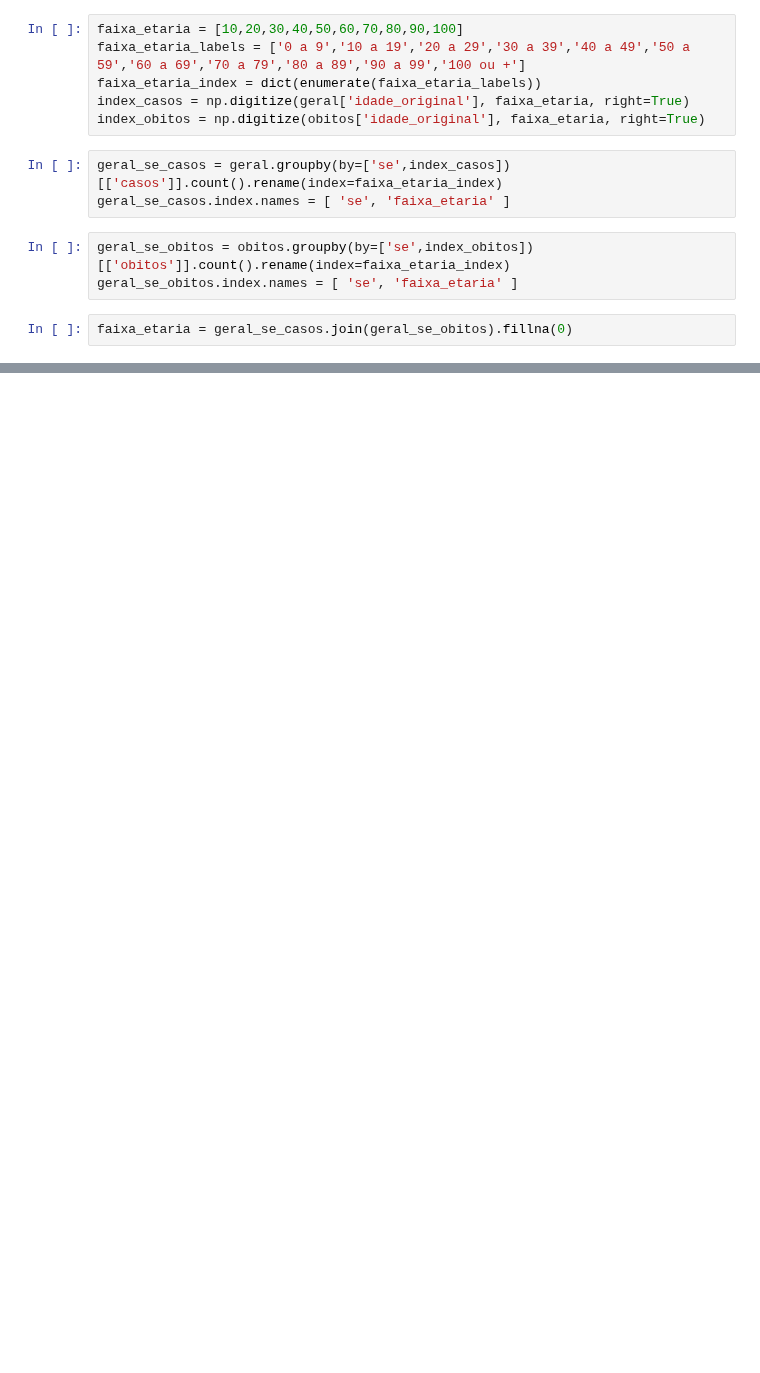
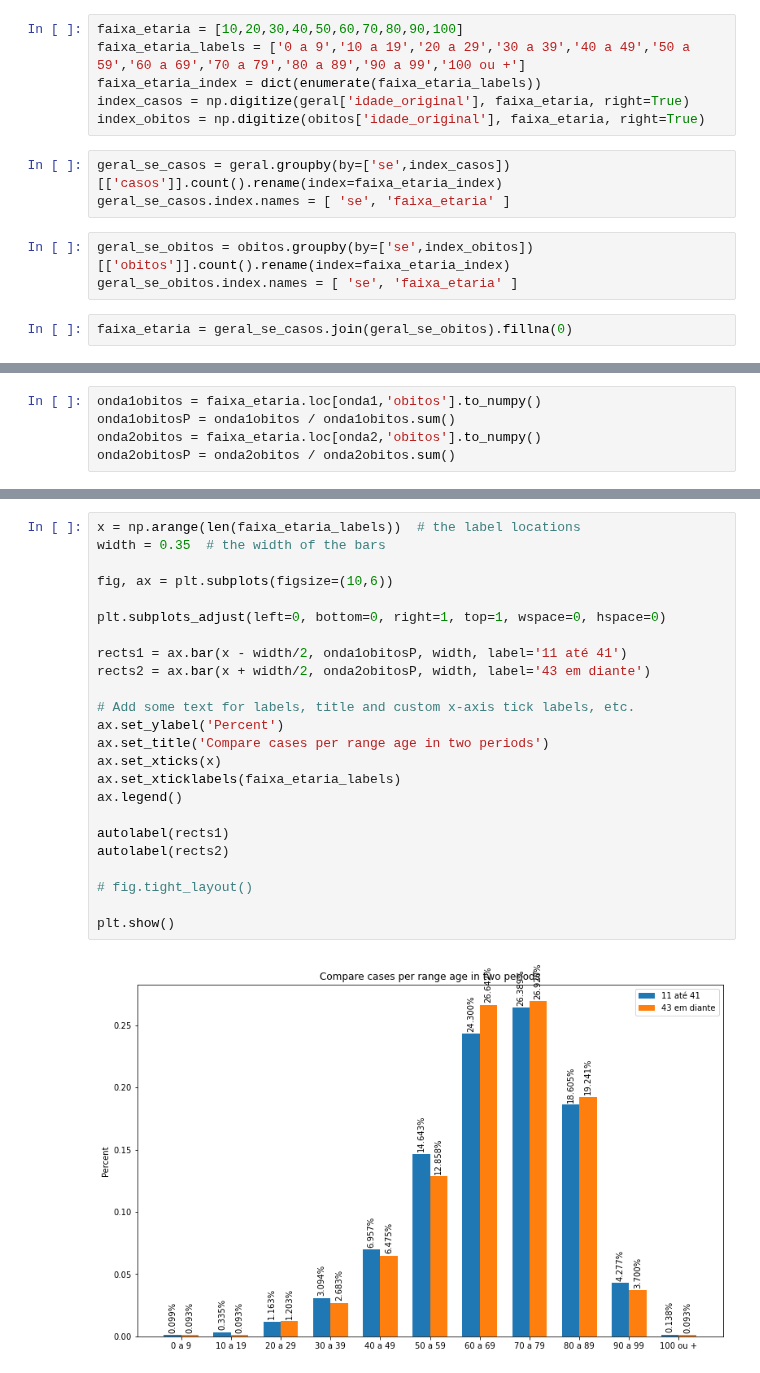
Before and after one commit to vinnylg/covid19datascience, a Jupyter notebook: faixa_etaria.ipynb, the cells around one changed output, grey strips where cells are left out. Saved outputs shown, nothing was run; the diff lists cells and outputs as text; blank space fills up the shorter version.

```diff
--- a/faixa_etaria.ipynb
+++ b/faixa_etaria.ipynb
@@ -38,0 +63,5 @@ faixa_etaria.to_excel('faixa_etaria.xlsx')
+# %%
+onda1obitos = faixa_etaria.loc[onda1,'obitos'].to_numpy()
+onda1obitosP = onda1obitos / onda1obitos.sum()
+onda2obitos = faixa_etaria.loc[onda2,'obitos'].to_numpy()
+onda2obitosP = onda2obitos / onda2obitos.sum()
@@ -38,0 +102,26 @@ faixa_etaria.to_excel('faixa_etaria.xlsx')
+# %%
+x = np.arange(len(faixa_etaria_labels))  # the label locations
+width = 0.35  # the width of the bars
+
+fig, ax = plt.subplots(figsize=(10,6))
+
+plt.subplots_adjust(left=0, bottom=0, right=1, top=1, wspace=0, hspace=0)
+
+rects1 = ax.bar(x - width/2, onda1obitosP, width, label='11 até 41')
+rects2 = ax.bar(x + width/2, onda2obitosP, width, label='43 em diante')
+
+# Add some text for labels, title and custom x-axis tick labels, etc.
+ax.set_ylabel('Percent')
+ax.set_title('Compare cases per range age in two periods')
+ax.set_xticks(x)
+ax.set_xticklabels(faixa_etaria_labels)
+ax.legend()
+
+autolabel(rects1)
+autolabel(rects2)
+
+# fig.tight_layout()
+
+plt.show()
+# %% [output]
+[figure, added]
```
Also changed, not shown: parts of 13 cells of this notebook, 12 other files.
